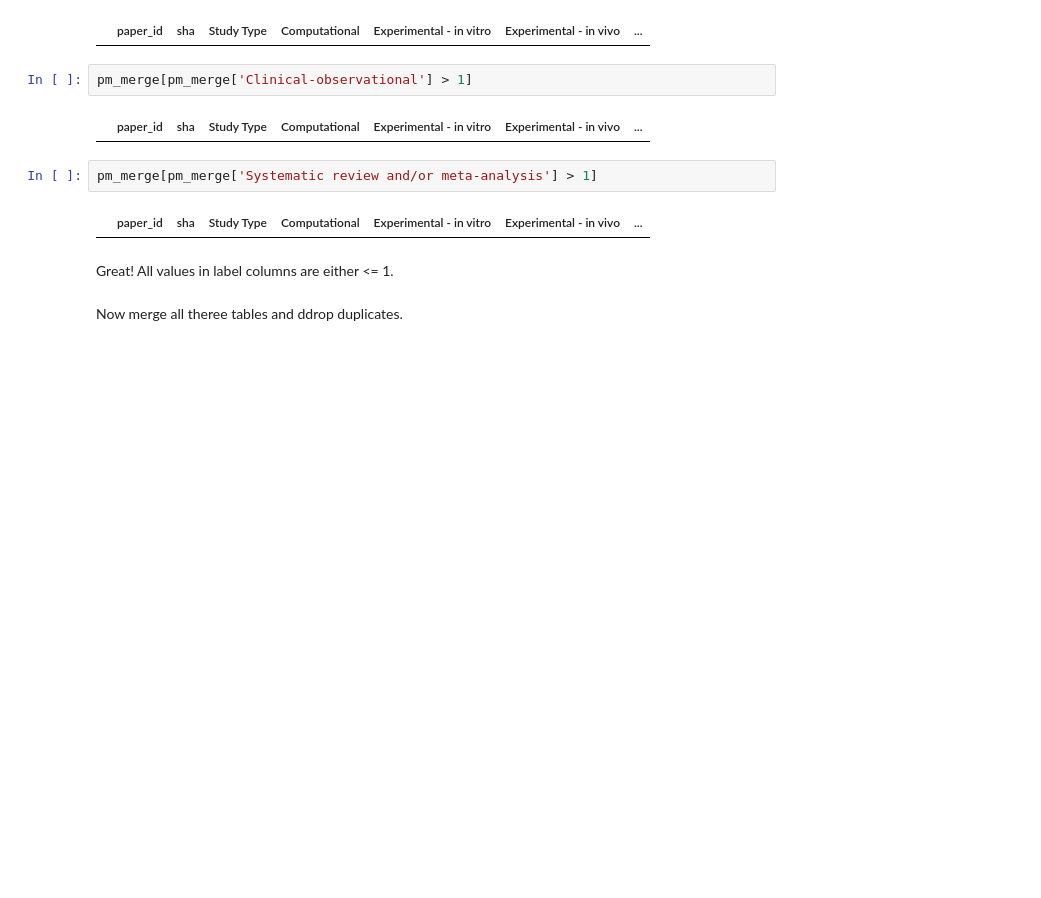
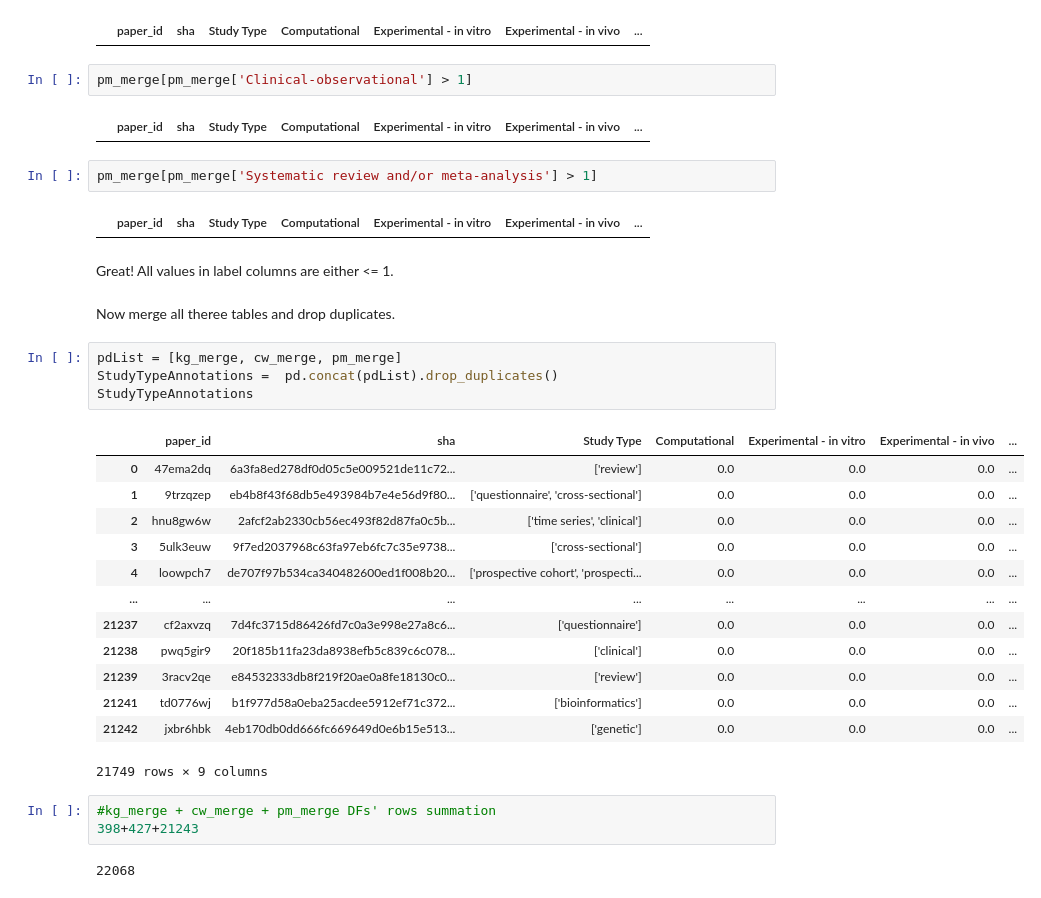
Before and after one commit to mindyng/Covid19, a Jupyter notebook: StudyTypeAnnotations.ipynb, the cells around one changed output. Saved outputs shown, nothing was run; the diff lists cells and outputs as text; blank space fills up the shorter version.

```diff
--- a/StudyTypeAnnotations.ipynb
+++ b/StudyTypeAnnotations.ipynb
@@ -728,4 +728,27 @@ pm_merge[pm_merge['Systematic review and/or meta-analysis'] > 1]
 # %% [markdown]
 Great! All values in label columns are either <= 1.
 # %% [markdown]
-Now merge all theree tables and ddrop duplicates.
+Now merge all theree tables and drop duplicates.
+# %%
+pdList = [kg_merge, cw_merge, pm_merge]
+StudyTypeAnnotations =  pd.concat(pdList).drop_duplicates()
+StudyTypeAnnotations
+# %% [output]
+|  | paper_id | sha | Study Type | Computational | Experimental - in vitro | Experimental - in vivo | ... |
+| 0 | 47ema2dq | 6a3fa8ed278df0d05c5e009521de11c72... | ['review'] | 0.0 | 0.0 | 0.0 | ... |
+| 1 | 9trzqzep | eb4b8f43f68db5e493984b7e4e56d9f80... | ['questionnaire', 'cross-sectional'] | 0.0 | 0.0 | 0.0 | ... |
+| 2 | hnu8gw6w | 2afcf2ab2330cb56ec493f82d87fa0c5b... | ['time series', 'clinical'] | 0.0 | 0.0 | 0.0 | ... |
+| 3 | 5ulk3euw | 9f7ed2037968c63fa97eb6fc7c35e9738... | ['cross-sectional'] | 0.0 | 0.0 | 0.0 | ... |
+| 4 | loowpch7 | de707f97b534ca340482600ed1f008b20... | ['prospective cohort', 'prospecti... | 0.0 | 0.0 | 0.0 | ... |
+| ... | ... | ... | ... | ... | ... | ... | ... |
+| 21237 | cf2axvzq | 7d4fc3715d86426fd7c0a3e998e27a8c6... | ['questionnaire'] | 0.0 | 0.0 | 0.0 | ... |
+| 21238 | pwq5gir9 | 20f185b11fa23da8938efb5c839c6c078... | ['clinical'] | 0.0 | 0.0 | 0.0 | ... |
+| 21239 | 3racv2qe | e84532333db8f219f20ae0a8fe18130c0... | ['review'] | 0.0 | 0.0 | 0.0 | ... |
+| 21241 | td0776wj | b1f977d58a0eba25acdee5912ef71c372... | ['bioinformatics'] | 0.0 | 0.0 | 0.0 | ... |
+| 21242 | jxbr6hbk | 4eb170db0dd666fc669649d0e6b15e513... | ['genetic'] | 0.0 | 0.0 | 0.0 | ... |
+21749 rows × 9 columns
+# %%
+#kg_merge + cw_merge + pm_merge DFs' rows summation
+398+427+21243
+# %% [output]
+22068
```
Also changed, not shown: parts of 4 cells of this notebook.
